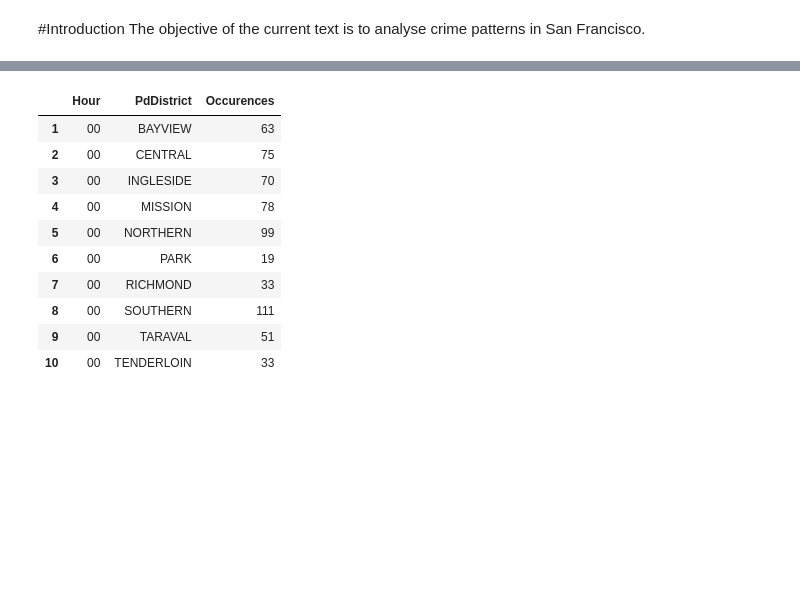
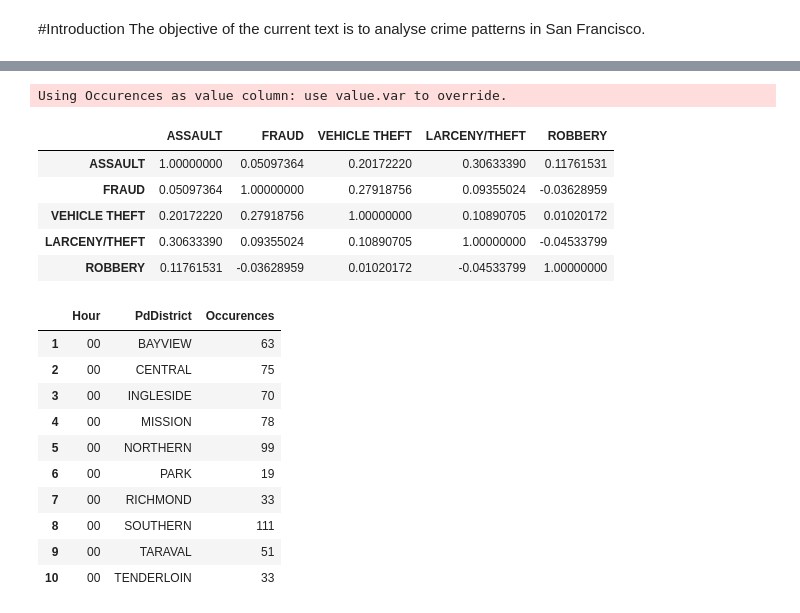
Before and after one commit to LaurentFranckx/SFCrime, a Jupyter notebook: SFcrimeLFR2.ipynb, the cells around one changed output, grey strips where cells are left out. Saved outputs shown, nothing was run; the diff lists cells and outputs as text; code cells hidden in the pictures; blank space fills up the shorter version.

```diff
--- a/SFcrimeLFR2.ipynb
+++ b/SFcrimeLFR2.ipynb
@@ -145,3 +188,21 @@ CrimeDayPlot + facet_grid(Category ~ ., scale = "free_y") + geom_smooth(method =
+# %%
+CrimeDayCast <- dcast(CrimeDay, Date  ~ Category)
+#CrimeDayCast
+CrimeDayCastCor <- as.matrix(CrimeDayCast[ , CrimesConsidered])
+#CrimeDayCastCor
+cor(CrimeDayCastCor, use = "na.or.complete")
+#library(corrplot)
+#corrplot(CrimeDayCastCor)
+#corrplot(CrimeDayCastCor, type="upper", order="original", tl.col="black")
+#symnum(CrimeDayCastCor, na = "NA")
+# %% [output]
+Using Occurences as value column: use value.var to override.
+|  | ASSAULT | FRAUD | VEHICLE THEFT | LARCENY/THEFT | ROBBERY |
+| ASSAULT | 1.00000000 | 0.05097364 | 0.20172220 | 0.30633390 | 0.11761531 |
+| FRAUD | 0.05097364 | 1.00000000 | 0.27918756 | 0.09355024 | -0.03628959 |
+| VEHICLE THEFT | 0.20172220 | 0.27918756 | 1.00000000 | 0.10890705 | 0.01020172 |
+| LARCENY/THEFT | 0.30633390 | 0.09355024 | 0.10890705 | 1.00000000 | -0.04533799 |
+| ROBBERY | 0.11761531 | -0.03628959 | 0.01020172 | -0.04533799 | 1.00000000 |
 # %%
 #Crimes$DayTipe <- with(Crimes, ifelse(DayOfWeek == "Saturday" | DayOfWeek == "Sunday", "Weekend", "Week"))
 CrimePlace = crimeSFrel[crimeSFrel$Category == "ASSAULT",]
```
Also changed, not shown: parts of 9 cells of this notebook.
